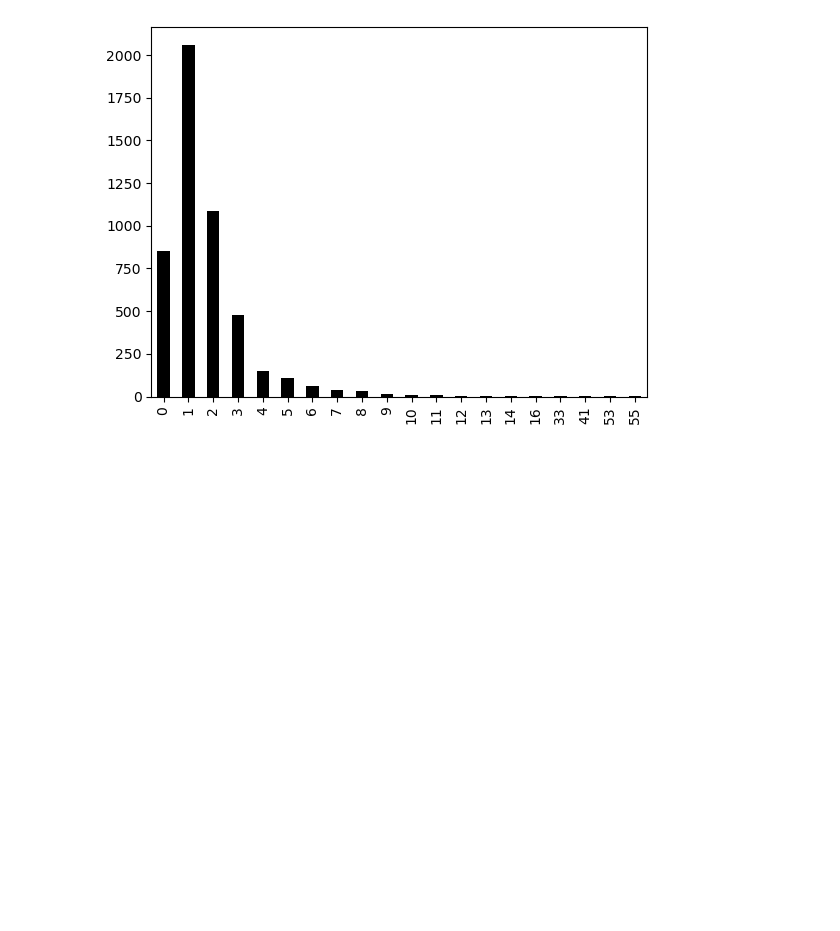
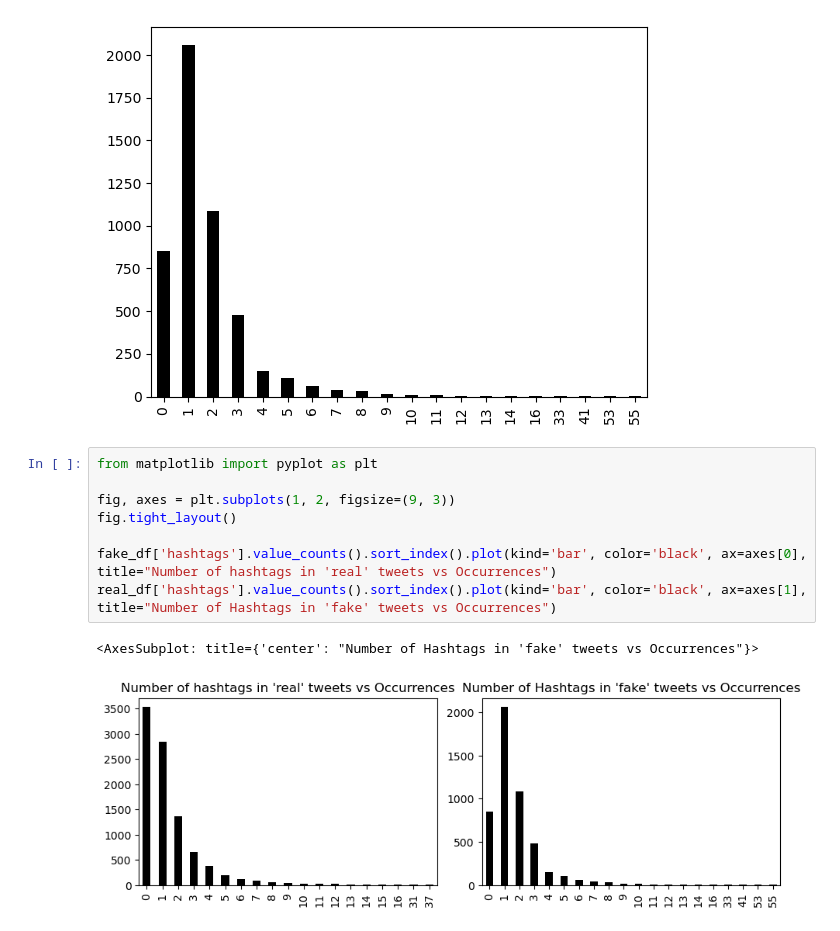
Before and after one commit to lucaswarwick02/Fake-News-Tweet-Classification, a Jupyter notebook: exploration.ipynb, the cells around one changed output. Drawn from its saved outputs; the diff is of its cells as text; blank space fills up the shorter version.

```diff
--- a/exploration.ipynb
+++ b/exploration.ipynb
@@ -156,3 +156,14 @@ real_df['hashtags'].value_counts().sort_index().plot(kind='bar', color='black')
 # %% [output]
 <AxesSubplot: >
 [figure]
+# %%
+from matplotlib import pyplot as plt
+
+fig, axes = plt.subplots(1, 2, figsize=(9, 3))
+fig.tight_layout()
+
+fake_df['hashtags'].value_counts().sort_index().plot(kind='bar', color='black', ax=axes[0], title="Number of hashtags in 'real' tweets vs Occurrences")
+real_df['hashtags'].value_counts().sort_index().plot(kind='bar', color='black', ax=axes[1], title="Number of Hashtags in 'fake' tweets vs Occurrences")
+# %% [output]
+<AxesSubplot: title={'center': "Number of Hashtags in 'fake' tweets vs Occurrences"}>
+[figure, added]
```
Also changed, not shown: parts of 1 cell of this notebook, 4 other files.
